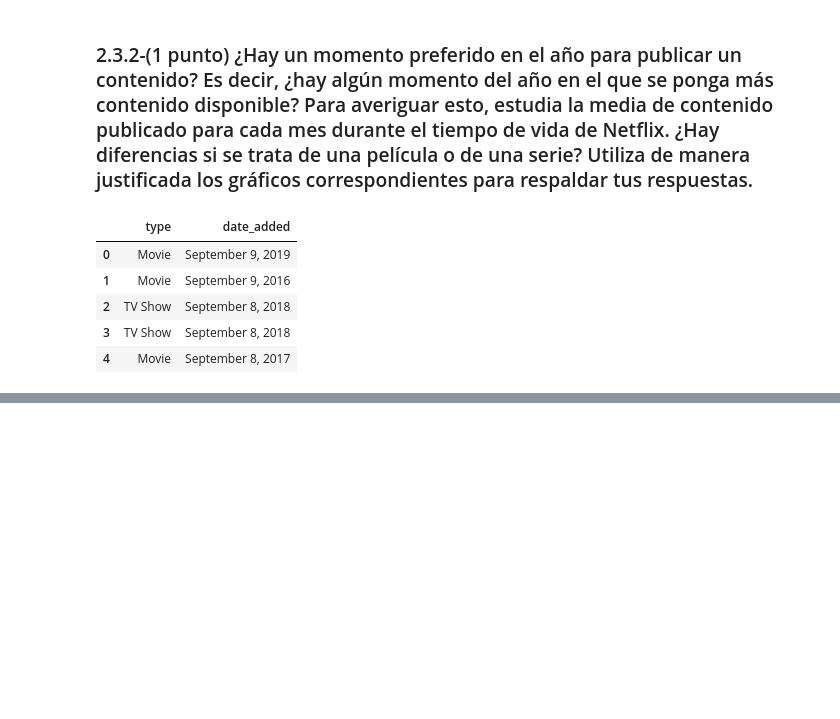
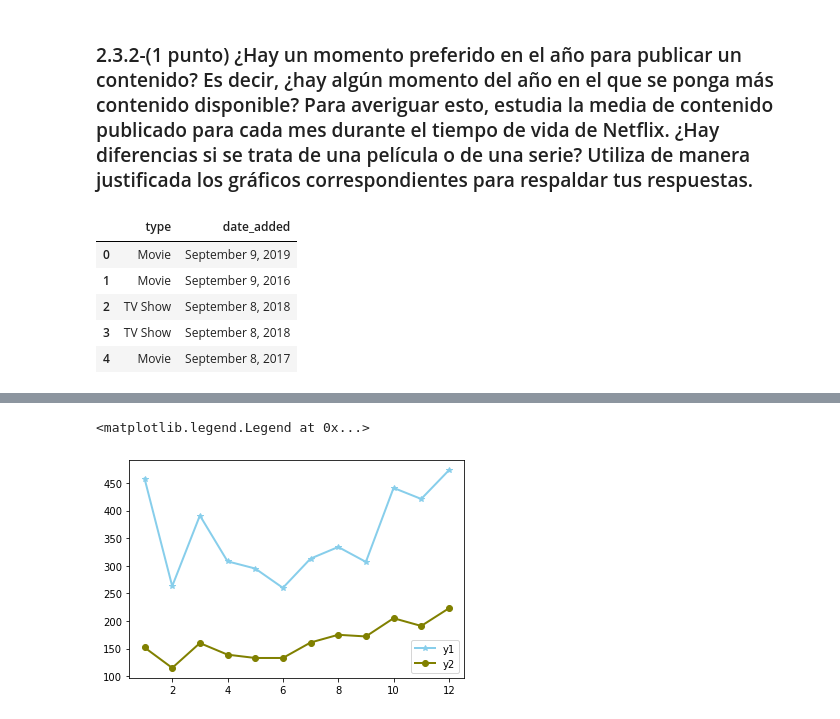
Before and after one commit to Jotivirix/Datamining_UFV, a Jupyter notebook: Lab1/entregable2/Lab1-Entregable2.ipynb, the cells around one changed output, grey strips where cells are left out. Saved outputs shown, nothing was run; the diff lists cells and outputs as text; code cells hidden in the pictures; blank space fills up the shorter version.

```diff
--- a/Lab1/entregable2/Lab1-Entregable2.ipynb
+++ b/Lab1/entregable2/Lab1-Entregable2.ipynb
@@ -524,9 +475,0 @@ newDFSeries = pd.DataFrame(columns=['year','mes'])
-# %%
-# creating a blank series
-year = []
-month = []
-i=0;
-for index in seriesPorAnioYMes.index:
-    year.append(index[0])
-    month.append(index[1])
-    i=i+1
@@ -572,0 +476,14 @@ for year in years:
+# %%
+#Separamos peliculas y series
+peliculas = df_netflix3[df_netflix3['type'] == 'Movie']
+datosPelis = pd.value_counts(peliculas['mes']).sort_index()
+sortedDataPelis = pd.DataFrame({"months":[],"values":[]})
+monthNumericP = []
+for month in datosPelis.index:
+    m = strptime(month,'%b').tm_mon
+    monthNumericP.append(m)
+
+sortedDataPelis['months'] = monthNumericP
+sortedDataPelis['values'] = datosPelis.values
+sortedDataPelis = sortedDataPelis.sort_values(by=['months'])
+sortedDataPelis
@@ -572,0 +504,14 @@ for year in years:
+# %%
+series = df_netflix3[df_netflix3['type'] == 'TV Show']
+datosSeries = pd.value_counts(series['mes']).sort_index()
+sortedDataSeries = pd.DataFrame({"months":[],"values":[]})
+
+monthNumericS = []
+for month in datosSeries.index:
+    m = strptime(month,'%b').tm_mon
+    monthNumericS.append(m)
+
+sortedDataSeries['months'] = monthNumericS
+sortedDataSeries['values'] = datosSeries.values
+sortedDataSeries = sortedDataSeries.sort_values(by=['months'])
+sortedDataSeries
@@ -572,0 +532,10 @@ for year in years:
+# %%
+df=pd.DataFrame({'x1': sortedDataPelis['months'], 'y1': sortedDataPelis['values'], 'x2': sortedDataSeries['months'], 'y2': sortedDataSeries['values'] })
+
+# multiple line plot
+plt.plot( 'x1', 'y1', data=df, marker='*', color='skyblue', linewidth=2)
+plt.plot( 'x2', 'y2', data=df, marker='o', color='olive', linewidth=2)
+plt.legend()
+# %% [output]
+<matplotlib.legend.Legend at 0x...>
+[figure, added]
```
Also changed, not shown: parts of 13 cells of this notebook, 2 other files.
